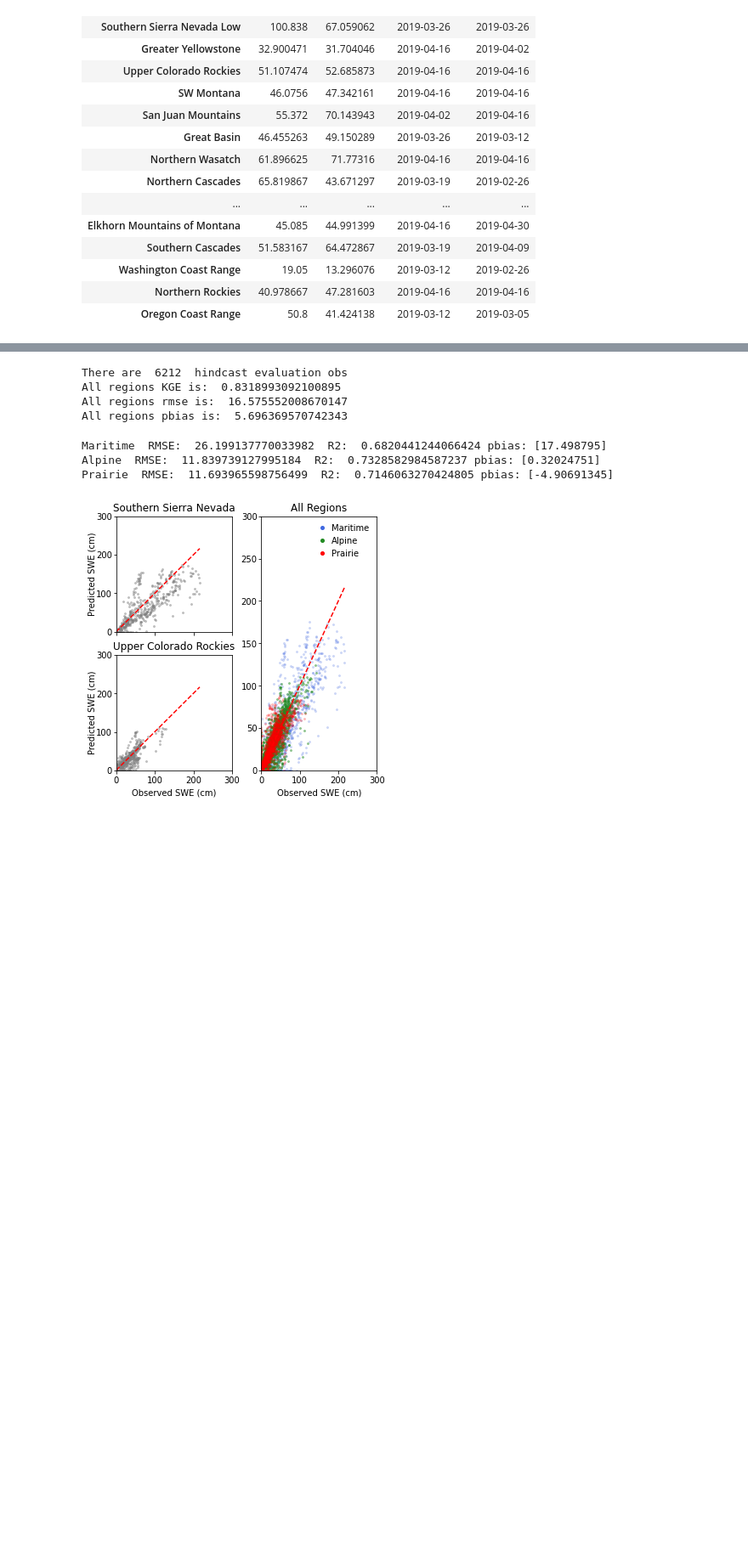
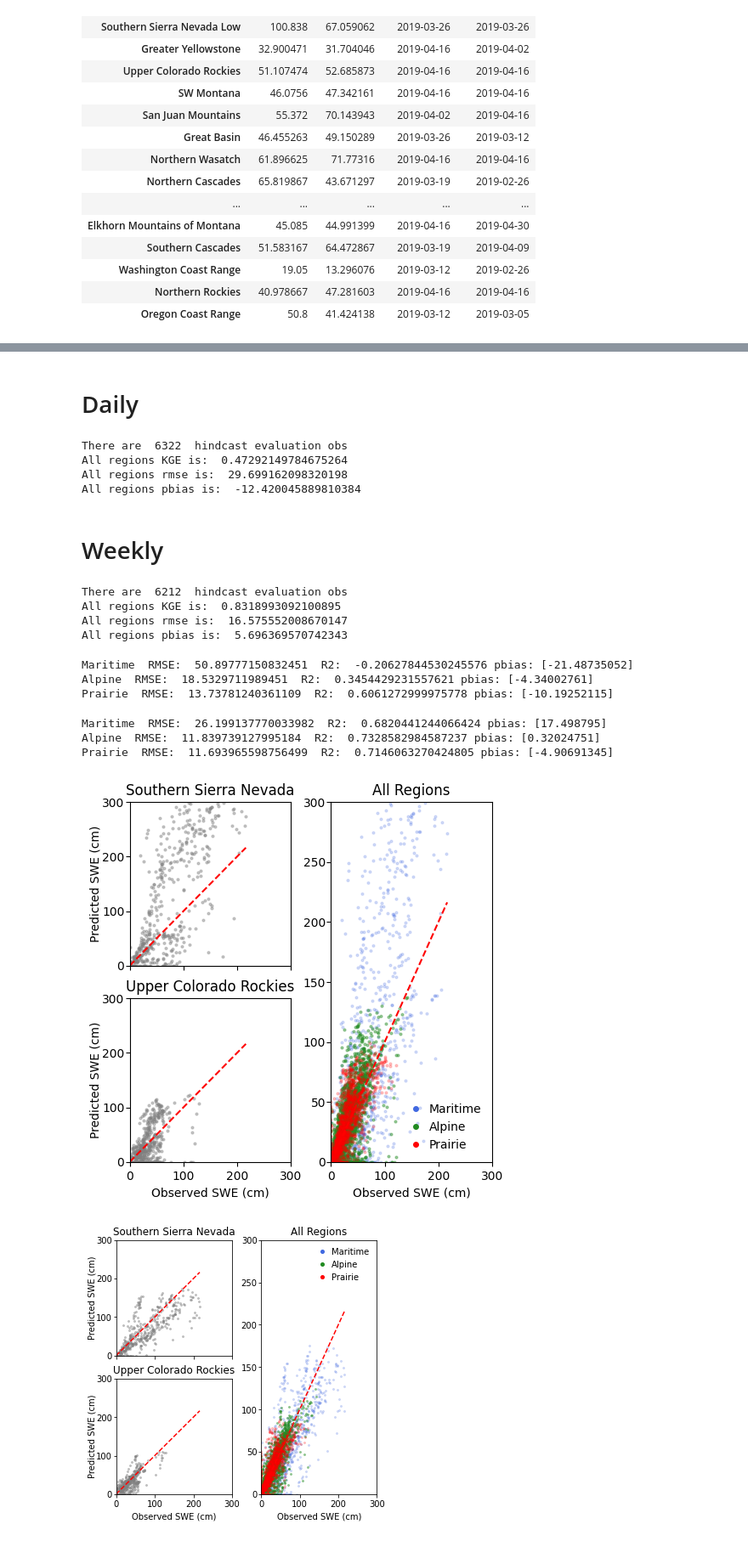
Before and after one commit to whitelightning450/SWEML, a Jupyter notebook: Model/Neural_Network/SnowExSWEFigure.ipynb, the cells around one changed output, grey strips where cells are left out. Shown at 85% size. Drawn from its saved outputs; the diff is of its cells as text; code cells hidden in the pictures; blank space fills up the shorter version.

```diff
--- a/Model/Neural_Network/SnowExSWEFigure.ipynb
+++ b/Model/Neural_Network/SnowExSWEFigure.ipynb
@@ -40,12 +40,12 @@ Prairie_Region  =  ['N_Yellowstone','SW_Mont', 'GBasin', 'S_Wasatch', 'Sawtooth'
 
 Alpine_Region =['E_Or', 'N_Wasatch', 'E_WA_N_Id_W_Mont', 'Greater_Yellowstone', 'N_Co_Rockies','S_Wyoming', 'SW_Co_Rockies',
                         'Greater_Glacier', 'SE_Co_Rockies']
+model = 'Neural_Network'
+frequency = 'Daily'
 
-model = 'Neural_Network'
-
-
-datelist = Hindcast_Initialization.Hindcast_Initialization(cwd, datapath, new_year, threshold, Region_list)
-EvalDF = Hindcast_Initialization.HindCast_DataProcess(datelist,Region_list, cwd, datapath, model)
+#if using daily, 345 locations from ASO not included in training data.
+datelist = Hindcast_Initialization.Hindcast_Initialization(cwd, datapath, new_year, threshold, Region_list, frequency)
+EvalDF = Hindcast_Initialization.HindCast_DataProcess(datelist,Region_list, cwd, datapath, model, frequency)
 # %% [output]
 Creating files for a historical simulation within  'N_Sierras', 'S_Sierras_High', 'S_Sierras_Low', 'Greater_Yellowstone', 'N_Co_Rockies', 'SW_Mont', 'SW_Co_Rockies', 'GBasin', 'N_Wasatch', 'N_Cascade' ...
 New simulation start files complete
@@ -83,6 +119,33 @@ Model_Results.head()
 | 147d5eb4-e574-47e4-994a-8a2908c06050 | 11.176 | 10.136005 | Northern Sierra Nevada | 2018-12-11 | 0.0 | 7.414898 | -120.879401 | 39.786417 | 2013.00 | 10.0 | ... |
 | 6dd37e24-0a9c-4749-8ab6-7e26d42925d6 | 10.160 | 7.324366 | Northern Sierra Nevada | 2018-12-11 | 0.0 | 4.214518 | -121.786700 | 40.780052 | 1787.00 | 10.0 | ... |
 | 76b55900-eb3d-4d25-a538-f74302ffe72d | 15.494 | 17.716959 | Northern Sierra Nevada | 2018-12-11 | 0.0 | 13.316327 | -120.178716 | 41.993149 | 2261.25 | 10.0 | ... |
+# %% [markdown]
+# Daily
+# %%
+#put all regions together for basic metrics
+allregions = pd.DataFrame()
+for region in EvalDF.keys():
+    allregions = pd.concat([allregions, EvalDF[region]])
+
+y_pred = allregions['y_pred_fSCA']
+y_test = allregions['y_test']
+
+kge, r, alpha, beta = he.evaluator(he.kge, y_pred, y_test)
+rmse = sklearn.metrics.mean_squared_error(y_test, y_pred, squared = False)
+pbias = he.evaluator(he.pbias, y_pred, y_test)
+
+
+print('There are ', len(allregions), ' hindcast evaluation obs')
+print('All regions KGE is: ', kge[0])
+print('All regions rmse is: ', rmse)
+print('All regions pbias is: ', pbias[0])
+# %% [output]
+There are  6322  hindcast evaluation obs
+All regions KGE is:  0.47292149784675264
+All regions rmse is:  29.699162098320198
+All regions pbias is:  -12.420045889810384
+# %% [markdown]
+# Weekly
 # %%
 #put all regions together for basic metrics
 allregions = pd.DataFrame()
@@ -106,4 +169,11 @@ There are  6212  hindcast evaluation obs
 All regions KGE is:  0.8318993092100895
 All regions rmse is:  16.575552008670147
 All regions pbias is:  5.696369570742343
+# %%
+#Daily
+Maritime_Region, Prairie_Region, Alpine_Region, Snow_Class = FigureDeveloper.Sturm_Classified_Performance(Model_Results)
+# %% [output]
+Maritime  RMSE:  50.89777150832451  R2:  -0.20627844530245576 pbias: [-21.48735052]
+Alpine  RMSE:  18.5329711989451  R2:  0.3454429231557621 pbias: [-4.34002761]
+Prairie  RMSE:  13.73781240361109  R2:  0.6061272999975778 pbias: [-10.19252115]
 # %%
@@ -112,4 +183,9 @@ Maritime_Region, Prairie_Region, Alpine_Region, Snow_Class = FigureDeveloper.Stu
 Maritime  RMSE:  26.199137770033982  R2:  0.6820441244066424 pbias: [17.498795]
 Alpine  RMSE:  11.839739127995184  R2:  0.7328582984587237 pbias: [0.32024751]
 Prairie  RMSE:  11.693965598756499  R2:  0.7146063270424805 pbias: [-4.90691345]
+# %%
+#Daily
+FigureDeveloper.Slurm_Class_parity(Model_Results, Maritime_Region, Prairie_Region, Alpine_Region, frequency)
+# %% [output]
+[figure, added]
 # %%
```
Also changed, not shown: parts of 14 cells of this notebook, 7 other files.
